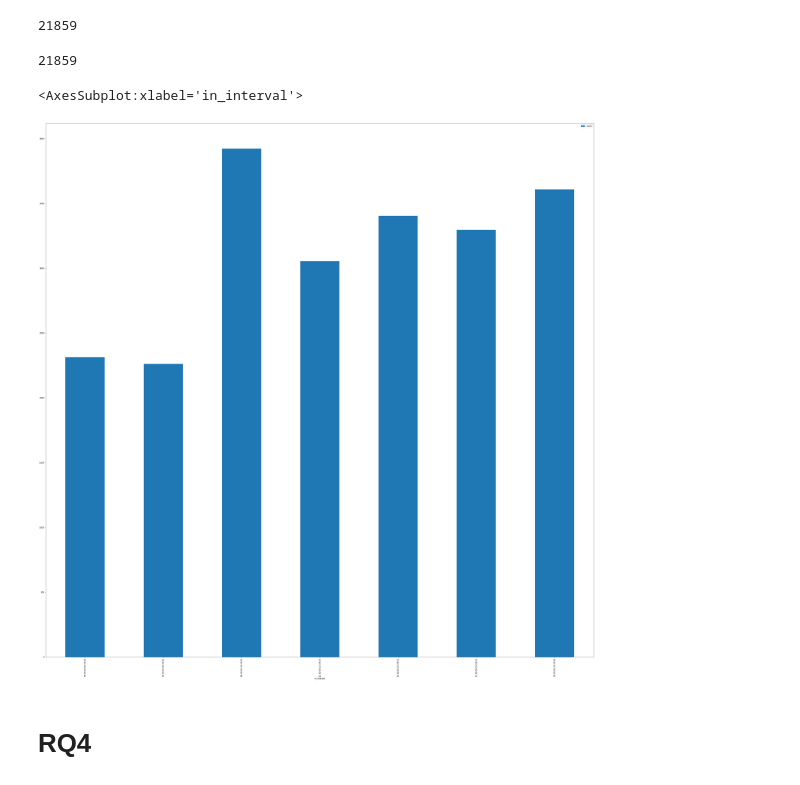
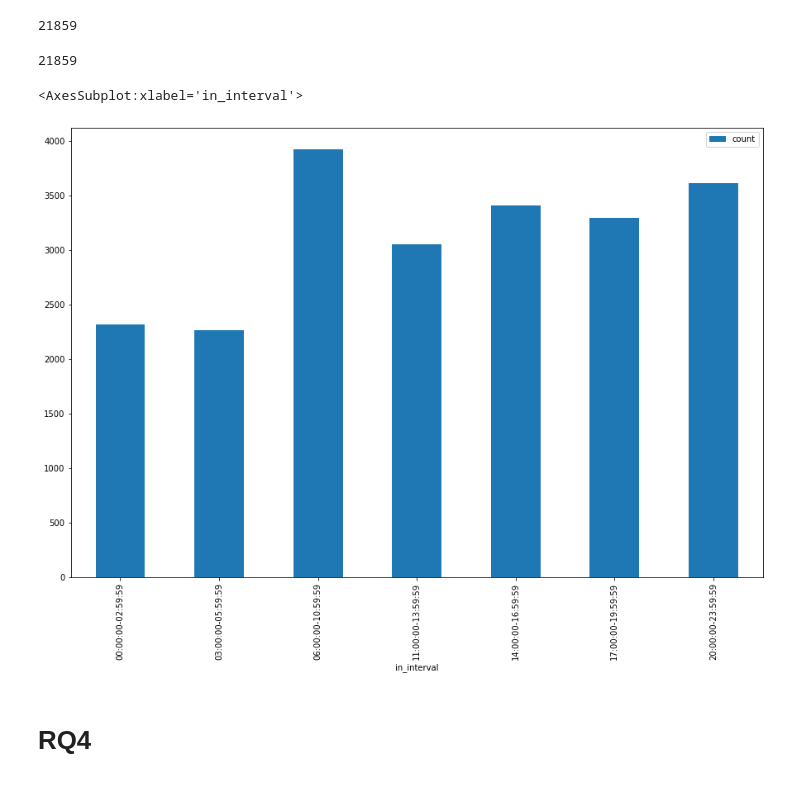
Before and after one commit to FrancescoSciarraUni/AMD-HW2, a Jupyter notebook: main.ipynb, the cells around one changed output. Cells and saved outputs as stored; diff of their text form; code cells hidden in the pictures.

```diff
--- a/main.ipynb
+++ b/main.ipynb
@@ -361,35 +361,35 @@ print(len(ds))
 def check_intervals(timestamp_created,i):
     left_i = dt.strptime(i[0], '%H:%M:%S').time()
     right_i = dt.strptime(i[1], '%H:%M:%S').time()
     #print(left_i,timestamp_created,right_i)
     if left_i<=timestamp_created.time()<=right_i:
         return str(left_i)+str(right_i)
     else:
         return 0
 intervals_list = [("06:00:00","10:59:59"),("11:00:00","13:59:59"),("14:00:00","16:59:59"),("17:00:00","19:59:59"),("20:00:00","23:59:59"),("00:00:00","02:59:59"),("03:00:00","05:59:59")]
 
 def iter_rows_test(df,i):
     left_i = dt.strptime(i[0], '%H:%M:%S').time()
     right_i = dt.strptime(i[1], '%H:%M:%S').time()
     for index, row in df.iterrows():
         if left_i<=row.timestamp_created.time()<=right_i:
             ds.loc[index,'in_interval'] = str(left_i)+"-"+str(right_i)
 
 
 
 #ds = pd.read_csv("./archive/steam_reviews.csv",usecols=["timestamp_created"],parse_dates=['timestamp_created'],date_parser=dateparse)
 
 for i in intervals_list:
     iter_rows_test(ds,i)
 
 
 ds_intervals = ds.groupby(['in_interval'])['in_interval'].count().reset_index(name='count')\
                              .sort_values(['in_interval'], ascending=True)
-ds_intervals.plot(x='in_interval',kind='bar',figsize=(50,50))
+ds_intervals.plot(x='in_interval',kind='bar',figsize=(15,10))
 # %% [output]
 21859
 <AxesSubplot:xlabel='in_interval'>
-[figure, old version]
+[figure, new version]
 # %% [markdown]
 # RQ4
 # %%
```
